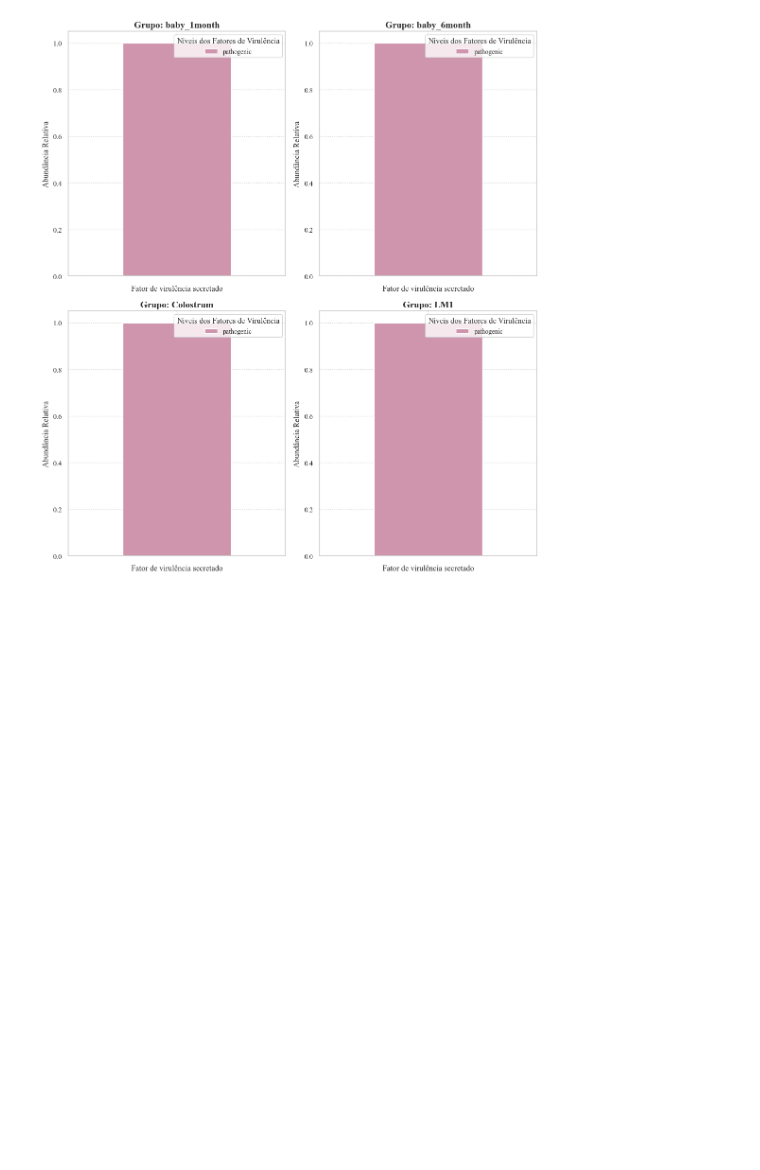
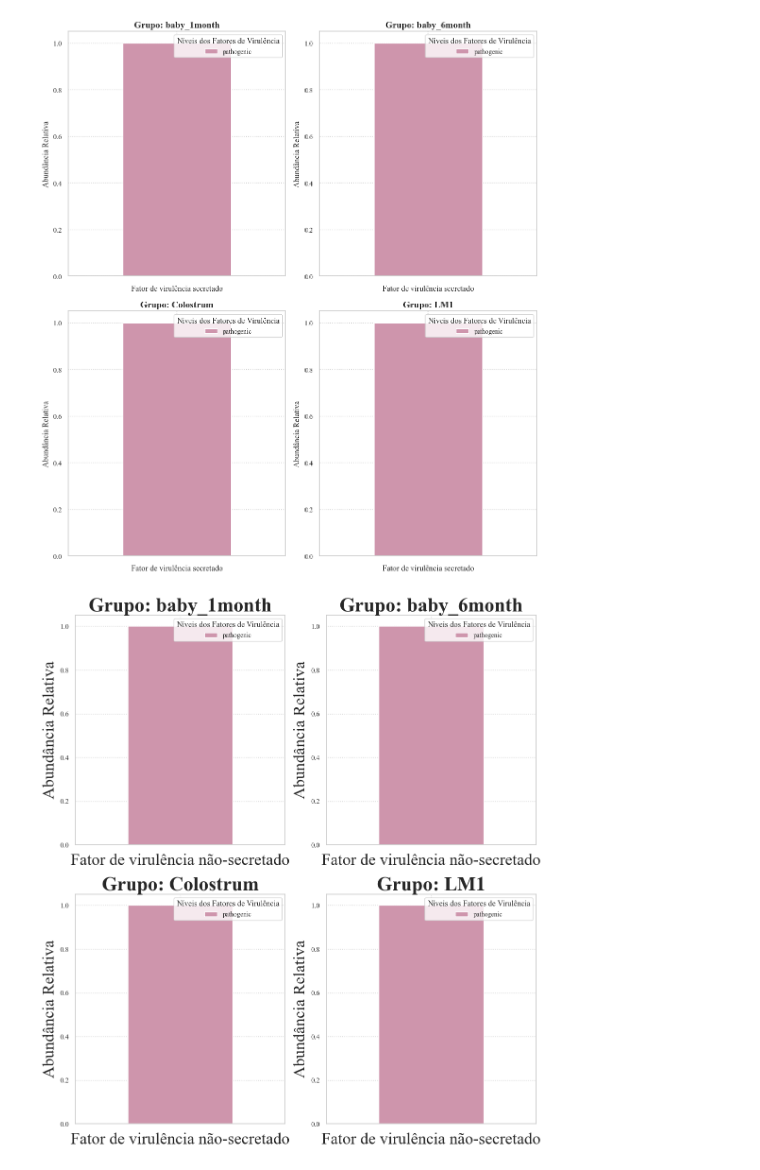
Before and after one commit to monocas/TCC-Leite-Materno, a Jupyter notebook: PathoFact/pathofact_analise/tratamento_de_dados.ipynb, the cells around one changed output. Cells and saved outputs as stored; diff of their text form; code cells hidden in the pictures; blank space fills up the shorter version.

Commit message:
atualizar o tratamento de dados

```diff
--- a/PathoFact/pathofact_analise/tratamento_de_dados.ipynb
+++ b/PathoFact/pathofact_analise/tratamento_de_dados.ipynb
@@ -175,3 +178,43 @@ plt.savefig('virulence_factors_secreted.png')
 plt.show()
 # %% [output]
 [figure]
+# %%
+# Filtrar as linhas onde a coluna "Virulence_confidence_level" é igual a "3: Potential Secreted Virulence factor"
+filtered_virulence_non_secretd = virulence_concat[virulence_concat['Virulence_confidence_level'] == '2: Non-secreted Virulence factor']
+# %%
+#Passo 2: Criar uma figura com 4 subplots
+fig, axes = plt.subplots(2, 2, figsize=(12, 12))
+
+# Obter os grupos únicos
+groups = filtered_virulence_non_secretd['group'].unique()
+
+for i, group in enumerate(groups):
+    ax = axes[i // 2, i % 2]  # Selecionar o subplot adequado (2x2)
+
+    # Filtrar os dados para o grupo específico
+    group_data_non = filtered_virulence_non_secretd[filtered_virulence_non_secretd['group'] == group]
+
+    # Contar a ocorrência de cada classe por grupo
+    class_counts = group_data_non.groupby(['Virulence_confidence_level', 'Virulence_classifier_prediction']).size().unstack(fill_value=0)
+
+    # Calcular a abundância relativa
+    class_relative_abundance = class_counts.div(class_counts.sum(axis=1), axis=0)
+
+    # Plotar o histograma empilhado
+    class_relative_abundance.plot(kind='bar', stacked=True, ax=ax, color=cores_personalizadas)
+    ax.set_ylabel("Abundância Relativa", fontsize=25)
+
+    # Remover rótulos do eixo x para evitar texto vertical
+    ax.set_xlabel("Fator de virulência não-secretado",fontsize=25)  # Título do eixo x em horizontal
+    ax.set_xticklabels([])  # Remove os rótulos dos ticks no eixo x
+
+    ax.set_title(f"Grupo: {group}", fontsize=30, fontweight='bold')
+    ax.legend(title="Níveis dos Fatores de Virulência", title_fontsize=12, fontsize=10, loc='upper right')
+
+
+# Ajustar layout para garantir que tudo seja exibido corretamente
+plt.tight_layout(rect=[0, 0, 0.9, 1])  # Ajustar o layout para a legenda externa
+plt.savefig('virulence_factors_non_secreted.png')
+plt.show()
+# %% [output]
+[figure, added]
```
Also changed, not shown: parts of 2 cells of this notebook, 4 other files.
